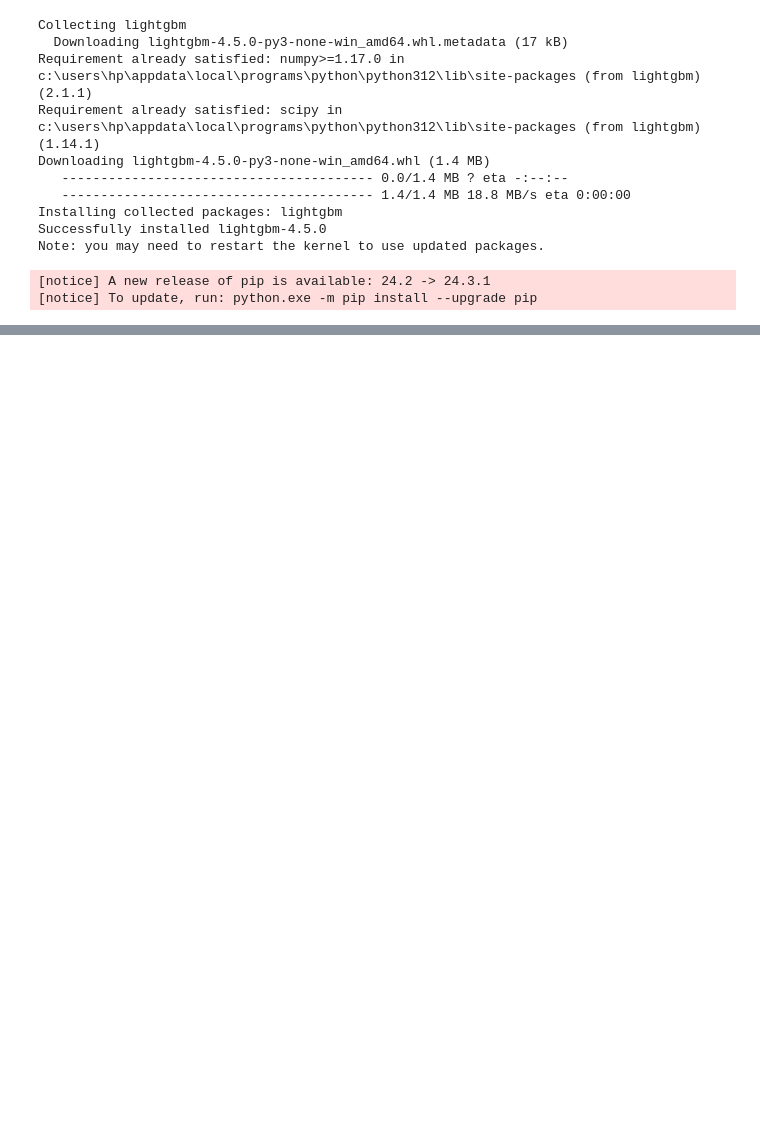
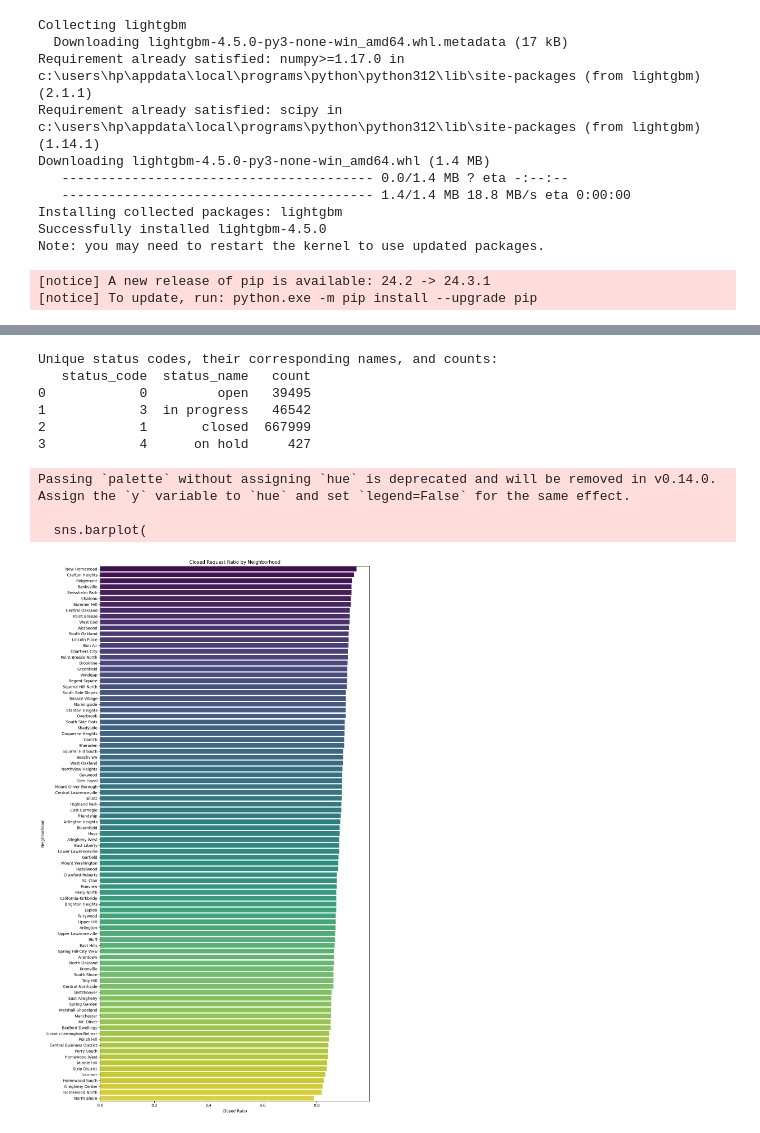
Before and after one commit to ziangwang9/311-calls-project, a Jupyter notebook: 311_data_project.ipynb, the cells around one changed output, grey strips where cells are left out. Drawn from its saved outputs; the diff is of its cells as text; code cells hidden in the pictures; blank space fills up the shorter version.

```diff
--- a/311_data_project.ipynb
+++ b/311_data_project.ipynb
@@ -55,0 +44,9 @@ df
+# %%
+# delete all the "DO NOT USE" type
+request = request[~request['request_type_name'].str.contains('DO NOT USE', na=False)]
+# %%
+# Filter data to only include rows where city is Pittsburgh or Wilkinsburg
+filtered_request = request[request['city'].isin(['Pittsburgh', 'Wilkinsburg'])]
+
+# Check the filtered data
+print(filtered_request.head())
@@ -55,0 +91,6 @@ df
+# %%
+# delete na values
+filtered_request= filtered_request[filtered_request['neighborhood'].notna()]
+
+print("After cleaning the data:")
+print(filtered_request.head())
@@ -55,0 +115,54 @@ df
+# %%
+# calculate the number of each status_code
+status_code_counts = filtered_request['status_code'].value_counts().reset_index()
+status_code_counts.columns = ['status_code', 'count']
+
+# combine
+unique_status = filtered_request[['status_code', 'status_name']].drop_duplicates()
+status_code_summary = unique_status.merge(status_code_counts, on='status_code', how='left')
+
+print("Unique status codes, their corresponding names, and counts:")
+print(status_code_summary)
+# %% [output]
+Unique status codes, their corresponding names, and counts:
+   status_code  status_name   count
+0            0         open   39495
+1            3  in progress   46542
+2            1       closed  667999
+3            4      on hold     427
+# %%
+# Calculate close ratio
+
+# select the record with 'Closed'
+closed_status = filtered_request[filtered_request['status_code'] == 1]
+
+# calculate the number of closed request in each neighborhood
+closed_counts = closed_status.groupby('neighborhood')['status_code'].count().reset_index()
+closed_counts.columns = ['neighborhood', 'closed_count']
+
+# calculate the total request number in each neighborhood
+total_counts = filtered_request.groupby('neighborhood')['status_code'].count().reset_index()
+total_counts.columns = ['neighborhood', 'total_count']
+
+# calculate the propotion of closed request in each neighborhood
+neighborhood_closed_stats = pd.merge(closed_counts, total_counts, on='neighborhood')
+neighborhood_closed_stats['closed_ratio'] = neighborhood_closed_stats['closed_count'] / neighborhood_closed_stats['total_count']
+
+# plot the histogram of closed ratio in different neighborhood
+plt.figure(figsize=(12, 20))
+sns.barplot(
+    data=neighborhood_closed_stats.sort_values(by='closed_ratio', ascending=False),
+    x='closed_ratio',
+    y='neighborhood',
+    palette='viridis'
+)
+plt.title('Closed Request Ratio by Neighborhood')
+plt.xlabel('Closed Ratio')
+plt.ylabel('Neighborhood')
+plt.tight_layout()
+plt.show()
+# %% [output]
+Passing `palette` without assigning `hue` is deprecated and will be removed in v0.14.0. Assign the `y` variable to `hue` and set `legend=False` for the same effect.
+
+  sns.barplot(
+[figure, added]
```
Also changed, not shown: parts of 49 cells of this notebook.
